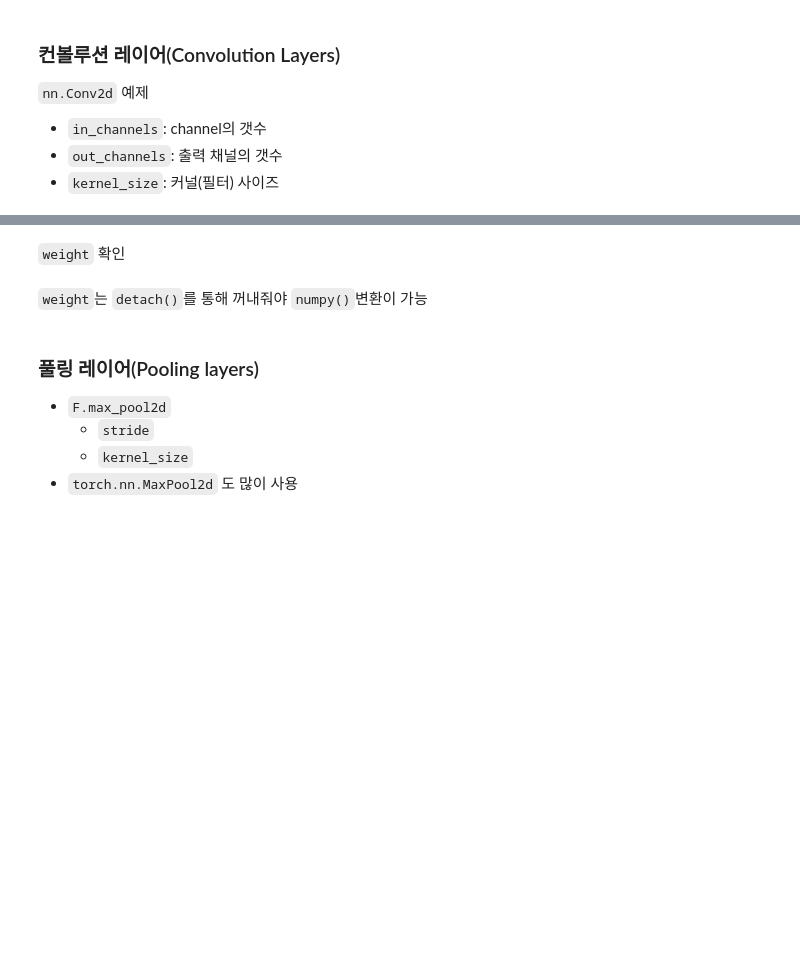
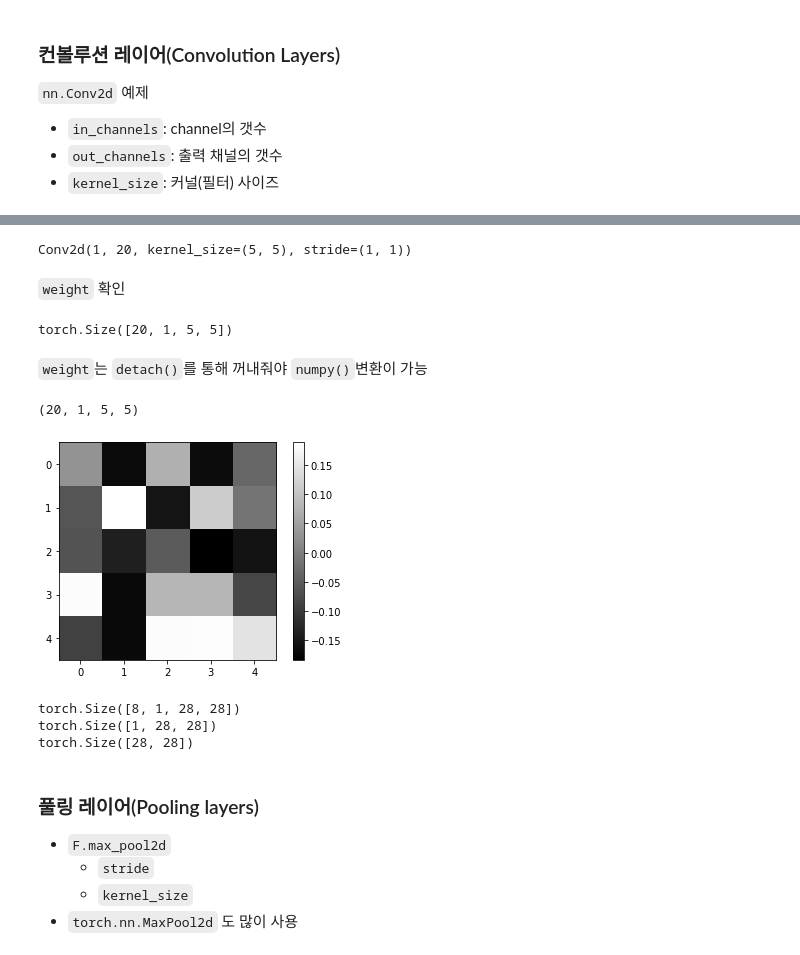
Before and after one commit to mkbahk/PyTorchLearning, a Jupyter notebook: _파이토치(PyTorch)_한번에_끝내기.ipynb, the cells around one changed output, grey strips where cells are left out. Saved outputs shown, nothing was run; the diff lists cells and outputs as text; code cells hidden in the pictures; blank space fills up the shorter version.

```diff
--- a/_파이토치(PyTorch)_한번에_끝내기.ipynb
+++ b/_파이토치(PyTorch)_한번에_끝내기.ipynb
@@ -1020,7 +1089,43 @@ https://pytorch.org/docs/stable/nn.html
+# %%
+layer = nn.Conv2d(1, 20, 5, 1).to(torch.device('cpu'))
+layer
+# %% [output]
+Conv2d(1, 20, kernel_size=(5, 5), stride=(1, 1))
 # %% [markdown]
 `weight` 확인
+# %%
+weight = layer.weight
+weight.shape
+# %% [output]
+torch.Size([20, 1, 5, 5])
 # %% [markdown]
 `weight`는 `detach()`를 통해 꺼내줘야 `numpy()`변환이 가능
+# %%
+weight = weight.detach()
+# %%
+weight = weight.numpy()
+weight.shape
+# %% [output]
+(20, 1, 5, 5)
+# %%
+plt.imshow(weight[0, 0, :, :], 'gray')
+plt.colorbar()
+plt.show()
+# %% [output]
+[figure, added]
+# %%
+print(images.shape)
+#8개, 흑백, 28*28
+print(images[0].size())
+#batch size 8에 0번째만 가지고 온다
+
+input_image = torch.squeeze(images[0])
+#squeeze->차원축소해서, 28*28이 됨
+print(input_image.size())
+# %% [output]
+torch.Size([8, 1, 28, 28])
+torch.Size([1, 28, 28])
+torch.Size([28, 28])
 # %% [markdown]
 ### 풀링 레이어(Pooling layers)
 
```
Also changed, not shown: parts of 38 cells of this notebook.
